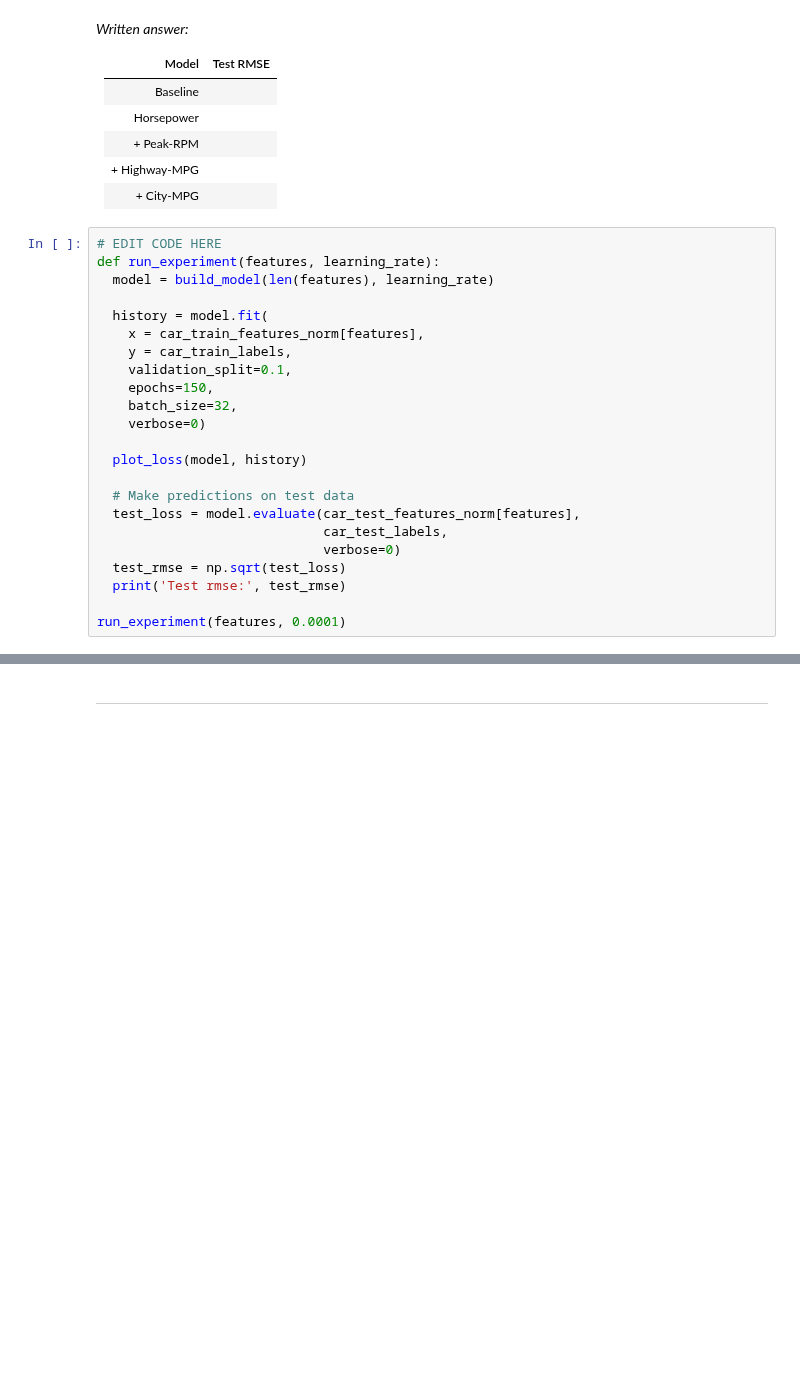
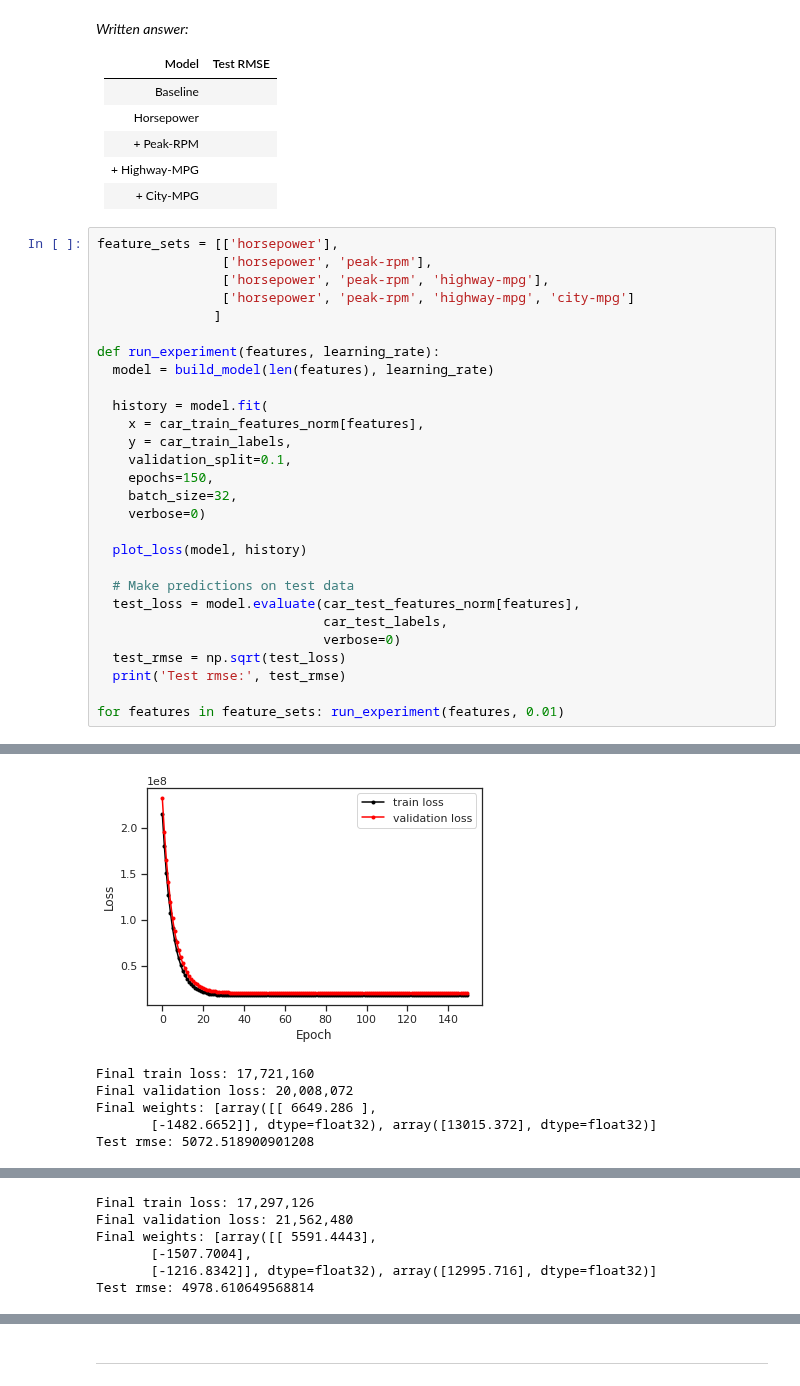
Before and after one commit to RERobbins/mids_w207_summer_22_Richard_Robbins, a Jupyter notebook: submissions/03 Linear Regression with Tensorflow.ipynb, the cells around one changed output, grey strips where cells are left out. Saved outputs shown, nothing was run; the diff lists cells and outputs as text; blank space fills up the shorter version.

Commit message:
build and run exercise 5 experiments

```diff
--- a/submissions/03 Linear Regression with Tensorflow.ipynb
+++ b/submissions/03 Linear Regression with Tensorflow.ipynb
@@ -715,7 +715,12 @@ Horsepower |
   + Highway-MPG |
   + City-MPG |
 # %%
-# EDIT CODE HERE
+feature_sets = [['horsepower'],
+                ['horsepower', 'peak-rpm'],
+                ['horsepower', 'peak-rpm', 'highway-mpg'],
+                ['horsepower', 'peak-rpm', 'highway-mpg', 'city-mpg']
+               ]
+
 def run_experiment(features, learning_rate):
   model = build_model(len(features), learning_rate)
 
@@ -736,4 +741,5 @@ def run_experiment(features, learning_rate):
   test_rmse = np.sqrt(test_loss)
   print('Test rmse:', test_rmse)
 
-run_experiment(features, 0.0001)
+for features in feature_sets: run_experiment(features, 0.01)
+# %% [output]
@@ -739,0 +751,6 @@ run_experiment(features, 0.0001)
+[figure, added]
+Final train loss: 17,721,160
+Final validation loss: 20,008,072
+Final weights: [array([[ 6649.286 ],
+       [-1482.6652]], dtype=float32), array([13015.372], dtype=float32)]
+Test rmse: 5072.518900901208
@@ -739,0 +758,6 @@ run_experiment(features, 0.0001)
+Final train loss: 17,297,126
+Final validation loss: 21,562,480
+Final weights: [array([[ 5591.4443],
+       [-1507.7004],
+       [-1216.8342]], dtype=float32), array([12995.716], dtype=float32)]
+Test rmse: 4978.610649568814
```
Also changed, not shown: parts of 1 cell of this notebook.
